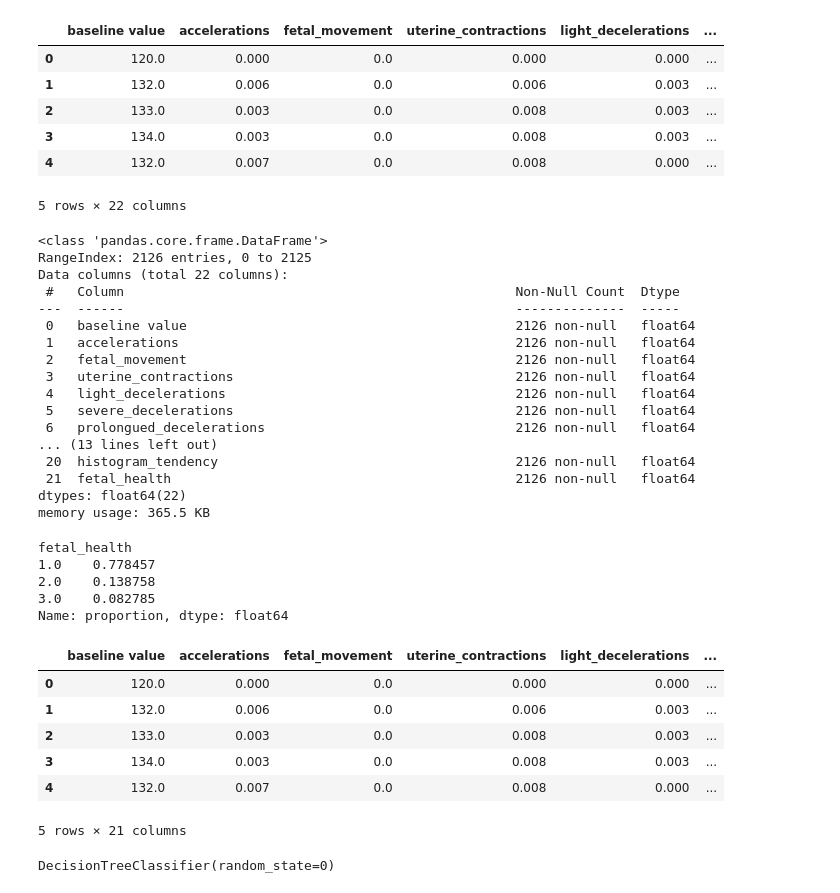
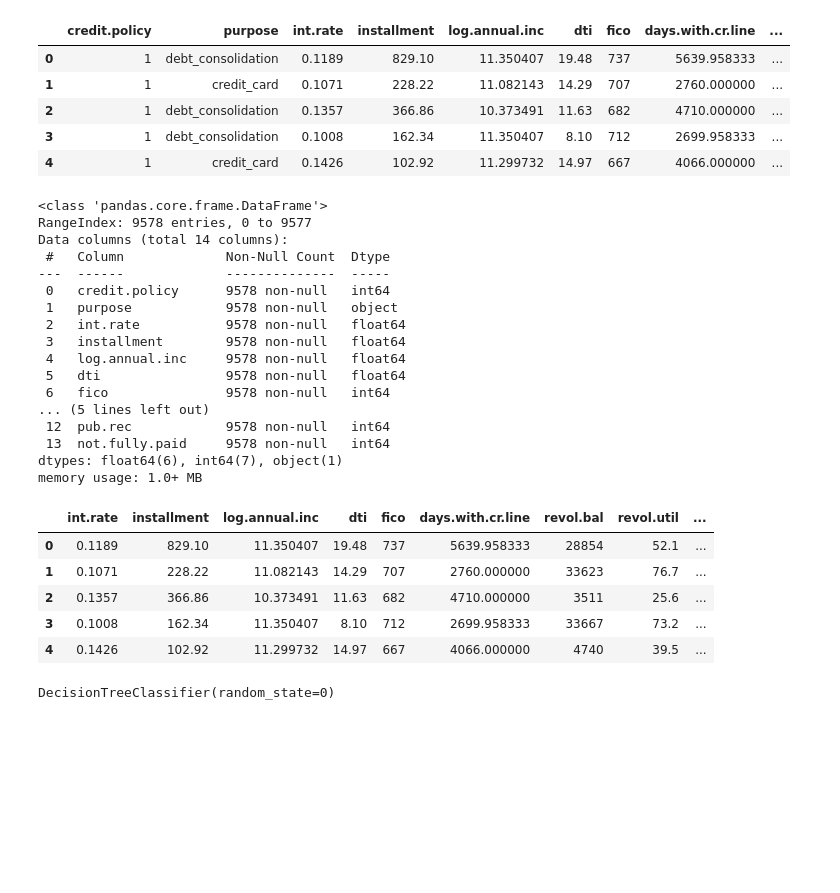
Before and after one commit to namireh/FinalProj, a Jupyter notebook: DT.ipynb, the cells around one changed output. Drawn from its saved outputs; the diff is of its cells as text; code cells hidden in the pictures; blank space fills up the shorter version.

```diff
--- a/DT.ipynb
+++ b/DT.ipynb
@@ -30,61 +30,50 @@ import pickle
 %config InlineBackend.figure_formats = ['svg']
 # %%
 # Load dataset as dataframe
-df = pd.read_csv('fetal_health.csv')
+df = pd.read_csv('loan_data.csv')
 df.head()
 # %% [output]
-|  | baseline value | accelerations | fetal_movement | uterine_contractions | light_decelerations | ... |
-| 0 | 120.0 | 0.000 | 0.0 | 0.000 | 0.000 | ... |
-| 1 | 132.0 | 0.006 | 0.0 | 0.006 | 0.003 | ... |
-| 2 | 133.0 | 0.003 | 0.0 | 0.008 | 0.003 | ... |
-| 3 | 134.0 | 0.003 | 0.0 | 0.008 | 0.003 | ... |
-| 4 | 132.0 | 0.007 | 0.0 | 0.008 | 0.000 | ... |
+|  | credit.policy | purpose | int.rate | installment | log.annual.inc | dti | fico | days.with.cr.line | ... |
+| 0 | 1 | debt_consolidation | 0.1189 | 829.10 | 11.350407 | 19.48 | 737 | 5639.958333 | ... |
+| 1 | 1 | credit_card | 0.1071 | 228.22 | 11.082143 | 14.29 | 707 | 2760.000000 | ... |
+| 2 | 1 | debt_consolidation | 0.1357 | 366.86 | 10.373491 | 11.63 | 682 | 4710.000000 | ... |
+| 3 | 1 | debt_consolidation | 0.1008 | 162.34 | 11.350407 | 8.10 | 712 | 2699.958333 | ... |
+| 4 | 1 | credit_card | 0.1426 | 102.92 | 11.299732 | 14.97 | 667 | 4066.000000 | ... |
-5 rows × 22 columns
 # %%
 df.dropna(inplace = True)
 df.info()
 # %% [output]
 <class 'pandas.core.frame.DataFrame'>
-RangeIndex: 2126 entries, 0 to 2125
-Data columns (total 22 columns):
- #   Column                                                  Non-Null Count  Dtype
----  ------                                                  --------------  -----
- 0   baseline value                                          2126 non-null   float64
- 1   accelerations                                           2126 non-null   float64
- 2   fetal_movement                                          2126 non-null   float64
- 3   uterine_contractions                                    2126 non-null   float64
- 4   light_decelerations                                     2126 non-null   float64
- 5   severe_decelerations                                    2126 non-null   float64
- 6   prolongued_decelerations                                2126 non-null   float64
-... (13 lines left out)
- 20  histogram_tendency                                      2126 non-null   float64
- 21  fetal_health                                            2126 non-null   float64
-dtypes: float64(22)
-memory usage: 365.5 KB
+RangeIndex: 9578 entries, 0 to 9577
+Data columns (total 14 columns):
+ #   Column             Non-Null Count  Dtype
+---  ------             --------------  -----
+ 0   credit.policy      9578 non-null   int64
+ 1   purpose            9578 non-null   object
+ 2   int.rate           9578 non-null   float64
+ 3   installment        9578 non-null   float64
+ 4   log.annual.inc     9578 non-null   float64
+ 5   dti                9578 non-null   float64
+ 6   fico               9578 non-null   int64
+... (5 lines left out)
+ 12  pub.rec            9578 non-null   int64
+ 13  not.fully.paid     9578 non-null   int64
+dtypes: float64(6), int64(7), object(1)
+memory usage: 1.0+ MB
-# %%
-# Distribution of Species column
-df['fetal_health'].value_counts(normalize = True)
-# %% [output]
-fetal_health
-1.0    0.778457
-2.0    0.138758
-3.0    0.082785
-Name: proportion, dtype: float64
 # %%
 # Select input and output features
-X = df.drop(columns = ['fetal_health'])
-y = df['fetal_health'].map({1: 'Normal', 2: 'Suspect', 3: 'Pathological'})
+X = df.drop(columns = ['credit.policy'])
+y = df['credit.policy'].astype(str)
 
 X_encoded = pd.get_dummies(X)
 X_encoded.head()
 # %% [output]
-|  | baseline value | accelerations | fetal_movement | uterine_contractions | light_decelerations | ... |
-| 0 | 120.0 | 0.000 | 0.0 | 0.000 | 0.000 | ... |
-| 1 | 132.0 | 0.006 | 0.0 | 0.006 | 0.003 | ... |
-| 2 | 133.0 | 0.003 | 0.0 | 0.008 | 0.003 | ... |
-| 3 | 134.0 | 0.003 | 0.0 | 0.008 | 0.003 | ... |
-| 4 | 132.0 | 0.007 | 0.0 | 0.008 | 0.000 | ... |
+|  | int.rate | installment | log.annual.inc | dti | fico | days.with.cr.line | revol.bal | revol.util | ... |
+| 0 | 0.1189 | 829.10 | 11.350407 | 19.48 | 737 | 5639.958333 | 28854 | 52.1 | ... |
+| 1 | 0.1071 | 228.22 | 11.082143 | 14.29 | 707 | 2760.000000 | 33623 | 76.7 | ... |
+| 2 | 0.1357 | 366.86 | 10.373491 | 11.63 | 682 | 4710.000000 | 3511 | 25.6 | ... |
+| 3 | 0.1008 | 162.34 | 11.350407 | 8.10 | 712 | 2699.958333 | 33667 | 73.2 | ... |
+| 4 | 0.1426 | 102.92 | 11.299732 | 14.97 | 667 | 4066.000000 | 4740 | 39.5 | ... |
-5 rows × 21 columns
 # %%
 train_X, test_X, train_y, test_y = train_test_split(X_encoded, y, test_size = 0.2, random_state = 1)
 
```
Also changed, not shown: parts of 6 cells of this notebook, 33 other files.
